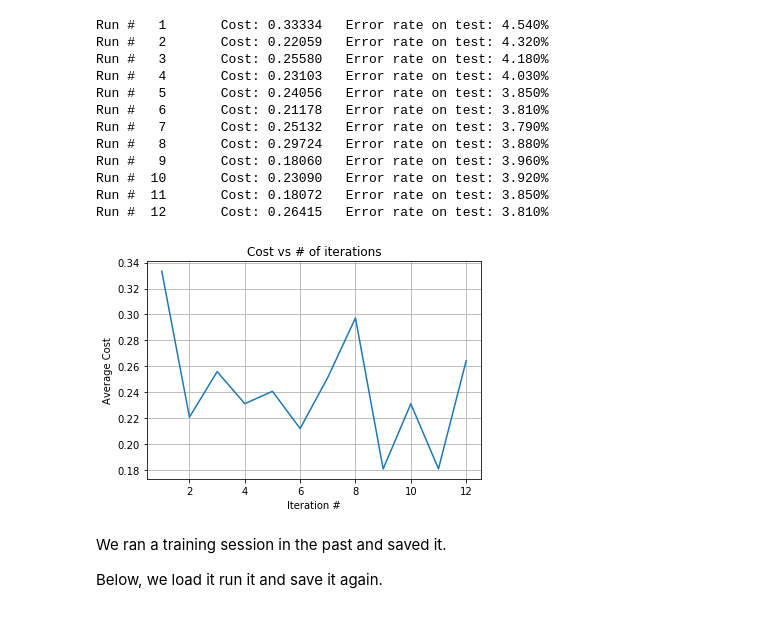
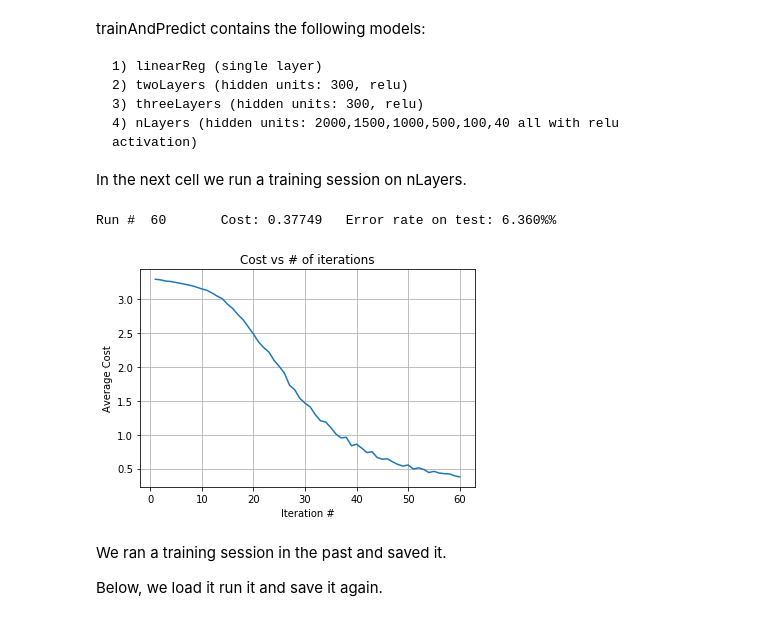
Before and after one commit to UstunYildirim/MNIST, a Jupyter notebook: Notebook.ipynb, the cells around one changed output. Saved outputs shown, nothing was run; the diff lists cells and outputs as text; code cells hidden in the pictures.

```diff
--- a/Notebook.ipynb
+++ b/Notebook.ipynb
@@ -6,19 +5,17 @@ filePath = 'NN-2000-1500-1000-500-100-40-HU'
+# %% [markdown]
+trainAndPredict contains the following models:
+
+    1) linearReg (single layer)
+    2) twoLayers (hidden units: 300, relu)
+    3) threeLayers (hidden units: 300, relu)
+    4) nLayers (hidden units: 2000,1500,1000,500,100,40 all with relu activation)
+
+In the next cell we run a training session on nLayers.
 # %%
-nn = training(nLayers, iterations=12, batchSize=int(2**10), plot=True)
+nn = training(nLayers, iterations=60, batchSize=5000, plot=True)
 # %% [output]
-Run #   1       Cost: 0.33334   Error rate on test: 4.540%
-Run #   2       Cost: 0.22059   Error rate on test: 4.320%
-Run #   3       Cost: 0.25580   Error rate on test: 4.180%
-Run #   4       Cost: 0.23103   Error rate on test: 4.030%
-Run #   5       Cost: 0.24056   Error rate on test: 3.850%
-Run #   6       Cost: 0.21178   Error rate on test: 3.810%
-Run #   7       Cost: 0.25132   Error rate on test: 3.790%
-Run #   8       Cost: 0.29724   Error rate on test: 3.880%
-Run #   9       Cost: 0.18060   Error rate on test: 3.960%
-Run #  10       Cost: 0.23090   Error rate on test: 3.920%
-Run #  11       Cost: 0.18072   Error rate on test: 3.850%
-Run #  12       Cost: 0.26415   Error rate on test: 3.810%
+Run #  60       Cost: 0.37749   Error rate on test: 6.360%%
-[figure, old version]
+[figure, new version]
 # %% [markdown]
 We ran a training session in the past and saved it.
 
```
Also changed, not shown: parts of 8 cells of this notebook, 2 other files.
